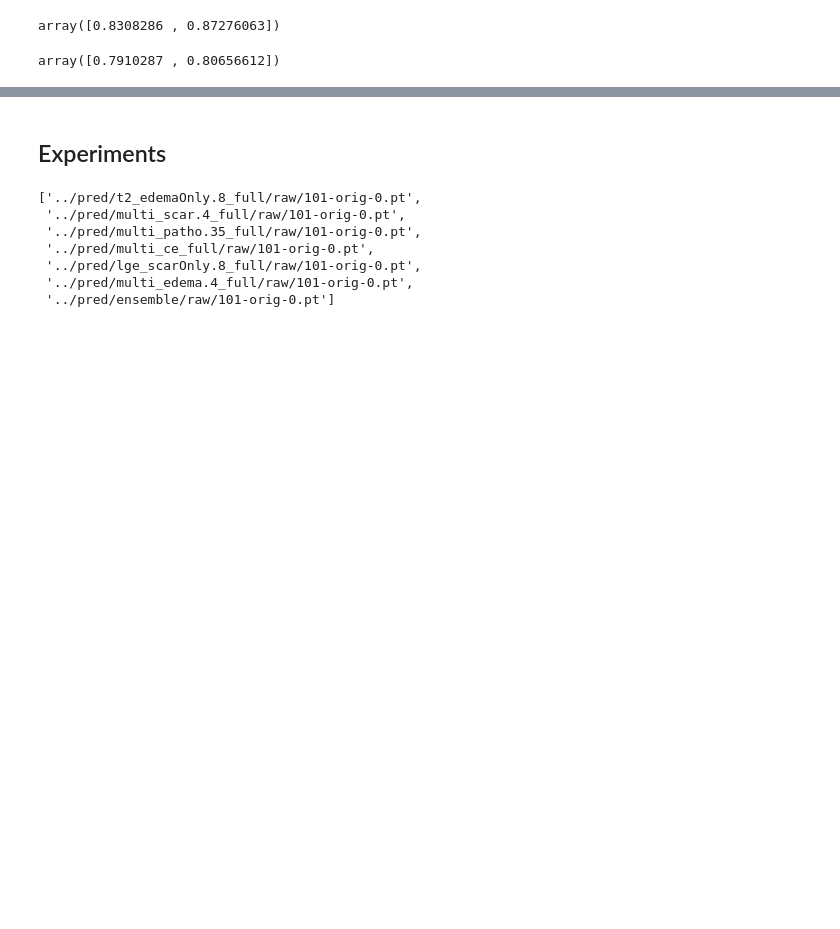
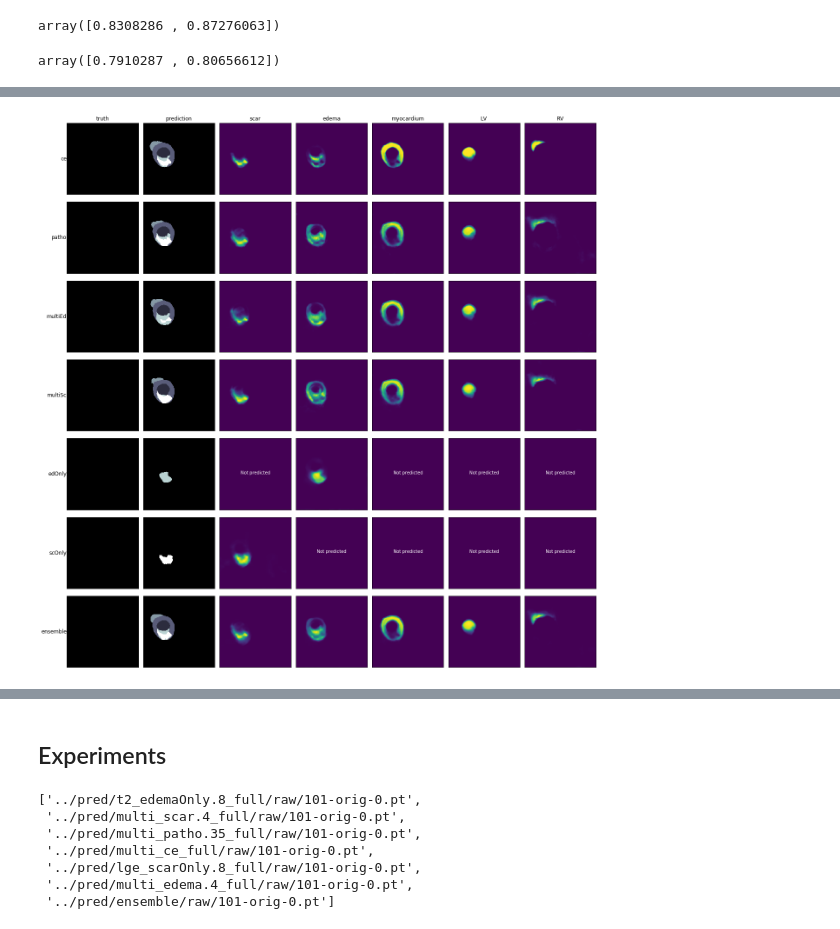
Before and after one commit to chfc-cmi/miccai2020-myops, a Jupyter notebook: code/12_compare_predictions.ipynb, the cells around one changed output, grey strips where cells are left out. Drawn from its saved outputs; the diff is of its cells as text; code cells hidden in the pictures; blank space fills up the shorter version.

```diff
--- a/code/12_compare_predictions.ipynb
+++ b/code/12_compare_predictions.ipynb
@@ -123,0 +184,4 @@ array([0.7910287 , 0.80656612])
+# %%
+plot_prob_grid(206,1,gt=False)
+# %% [output]
+[figure, added]
```
Also changed, not shown: parts of 9 cells of this notebook.
